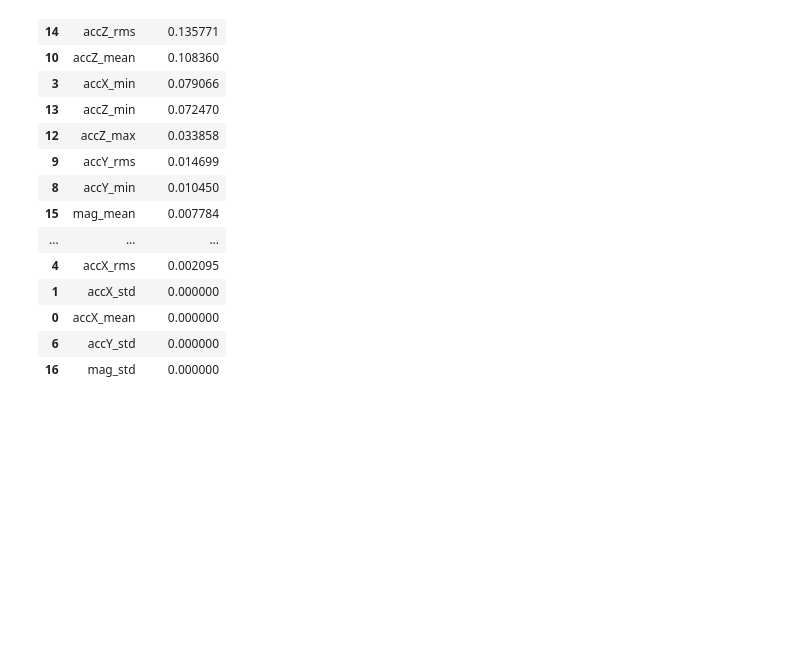
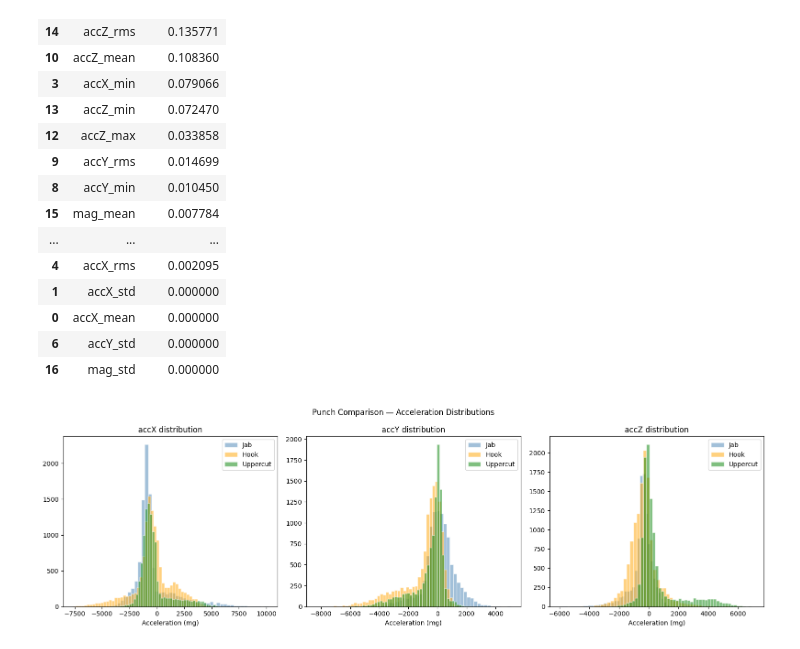
Before and after one commit to mickeydn/Boxing_glove, a Jupyter notebook: analysis/notebooks/initalpandas.ipynb, the cells around one changed output. Cells and saved outputs as stored; diff of their text form; code cells hidden in the pictures; blank space fills up the shorter version.

Commit message:
added new plots

```diff
--- a/analysis/notebooks/initalpandas.ipynb
+++ b/analysis/notebooks/initalpandas.ipynb
@@ -687,6 +692,49 @@ Accuracy: 0.9315068493150684
 | 0 | accX_mean | 0.000000 |
 | 6 | accY_std | 0.000000 |
 | 16 | mag_std | 0.000000 |
+# %%
+import matplotlib.pyplot as plt
+
+# assume you already have:
+# df_jab, df_hooks, df_uppercut
+
+colors = {
+    "jab": "steelblue",
+    "hook": "orange",
+    "uppercut": "green"
+}
+
+fig, axes = plt.subplots(1, 3, figsize=(16, 5))
+
+# ---------- X-axis ----------
+axes[0].hist(df_jab['accX'], bins=50, alpha=0.5, color=colors["jab"], label="Jab", edgecolor='white')
+axes[0].hist(df_hooks['accX'], bins=50, alpha=0.5, color=colors["hook"], label="Hook", edgecolor='white')
+axes[0].hist(df_uppercuts['accX'], bins=50, alpha=0.5, color=colors["uppercut"], label="Uppercut", edgecolor='white')
+axes[0].set_title("accX distribution")
+axes[0].set_xlabel("Acceleration (mg)")
+axes[0].legend()
+
+# ---------- Y-axis ----------
+axes[1].hist(df_jab['accY'], bins=50, alpha=0.5, color=colors["jab"], label="Jab", edgecolor='white')
+axes[1].hist(df_hooks['accY'], bins=50, alpha=0.5, color=colors["hook"], label="Hook", edgecolor='white')
+axes[1].hist(df_uppercuts['accY'], bins=50, alpha=0.5, color=colors["uppercut"], label="Uppercut", edgecolor='white')
+axes[1].set_title("accY distribution")
+axes[1].set_xlabel("Acceleration (mg)")
+axes[1].legend()
+
+# ---------- Z-axis ----------
+axes[2].hist(df_jab['accZ'], bins=50, alpha=0.5, color=colors["jab"], label="Jab", edgecolor='white')
+axes[2].hist(df_hooks['accZ'], bins=50, alpha=0.5, color=colors["hook"], label="Hook", edgecolor='white')
+axes[2].hist(df_uppercuts['accZ'], bins=50, alpha=0.5, color=colors["uppercut"], label="Uppercut", edgecolor='white')
+axes[2].set_title("accZ distribution")
+axes[2].set_xlabel("Acceleration (mg)")
+axes[2].legend()
+
+plt.suptitle("Punch Comparison — Acceleration Distributions")
+plt.tight_layout()
+plt.show()
+# %% [output]
+[figure, added]
 # %%
 #konvertére modellen så den kan bruges på target
 import emlearn
```
Also changed, not shown: parts of 3 cells of this notebook, 1 other file.
